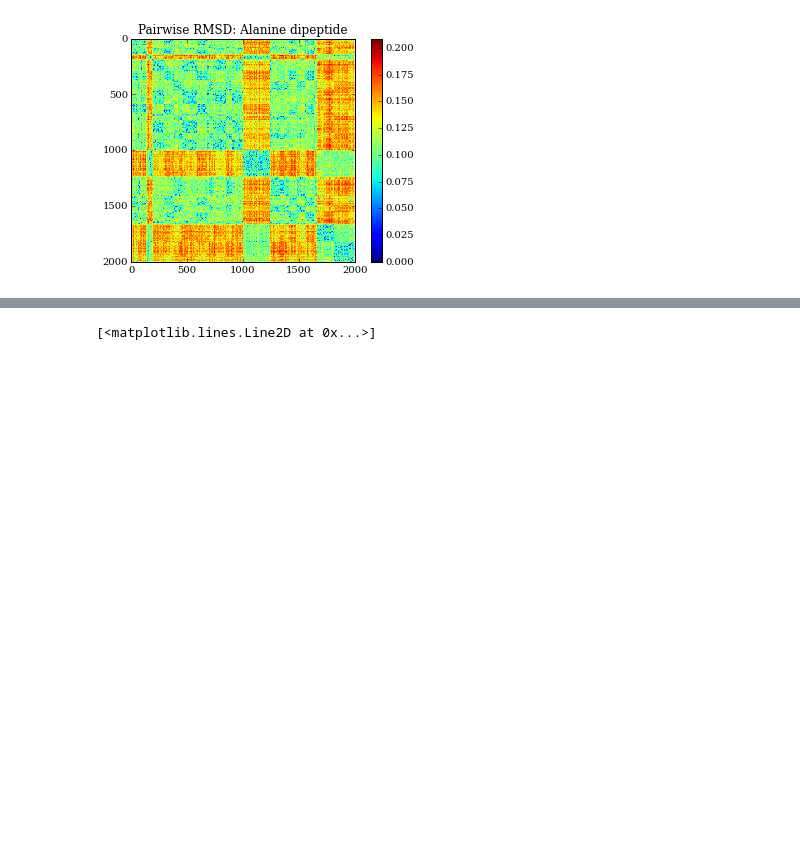
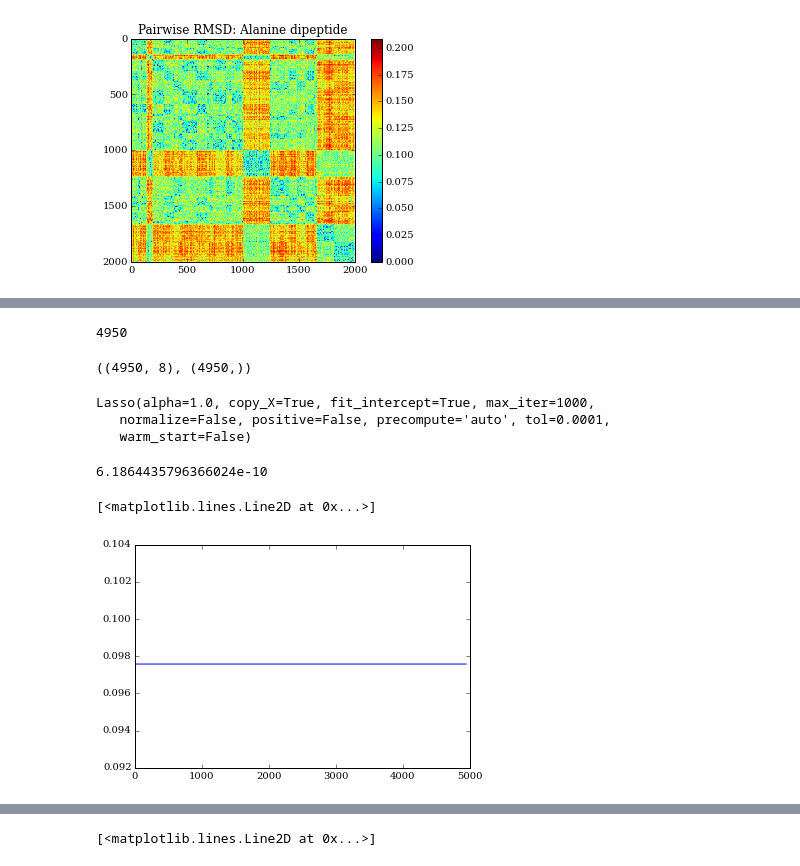
Before and after one commit to maxentile/msm-learn, a Jupyter notebook: notebooks/RMSD "kPCA".ipynb, the cells around one changed output, grey strips where cells are left out. Drawn from its saved outputs; the diff is of its cells as text; code cells hidden in the pictures; blank space fills up the shorter version.

```diff
--- a/notebooks/RMSD "kPCA".ipynb
+++ b/notebooks/RMSD "kPCA".ipynb
@@ -105,0 +128,25 @@ pl.savefig('../projects/rmsd/figures/alanine-dipeptide-rmsd.pdf')
+# %%
+len(X)
+# %% [output]
+4950
+# %%
+X = np.array(X)
+y = np.array(y)[:,0]
+X.shape,y.shape
+# %% [output]
+((4950, 8), (4950,))
+# %%
+lasso.fit(X,y)
+# %% [output]
+Lasso(alpha=1.0, copy_X=True, fit_intercept=True, max_iter=1000,
+   normalize=False, positive=False, precompute='auto', tol=0.0001,
+   warm_start=False)
+# %%
+lasso.score(X,y)
+# %% [output]
+6.1864435796366024e-10
+# %%
+pl.plot(lasso.predict(X))
+# %% [output]
+[<matplotlib.lines.Line2D at 0x...>]
+[figure, added]
```
Also changed, not shown: parts of 107 cells of this notebook, 24 other files.
